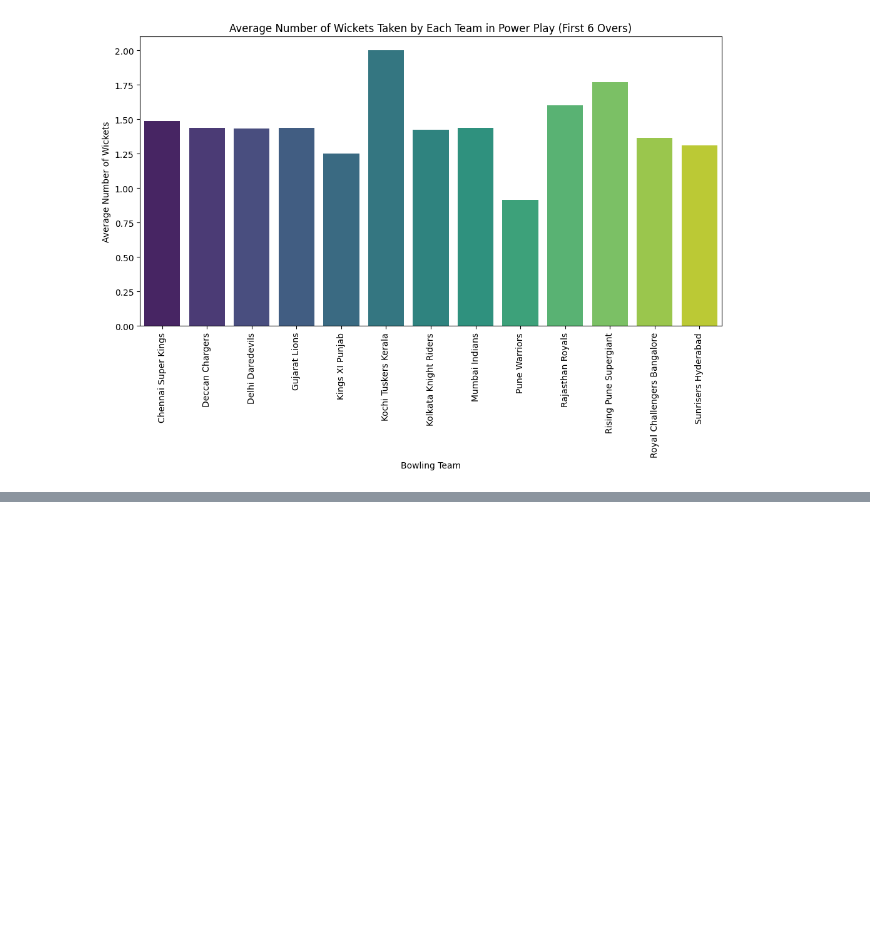
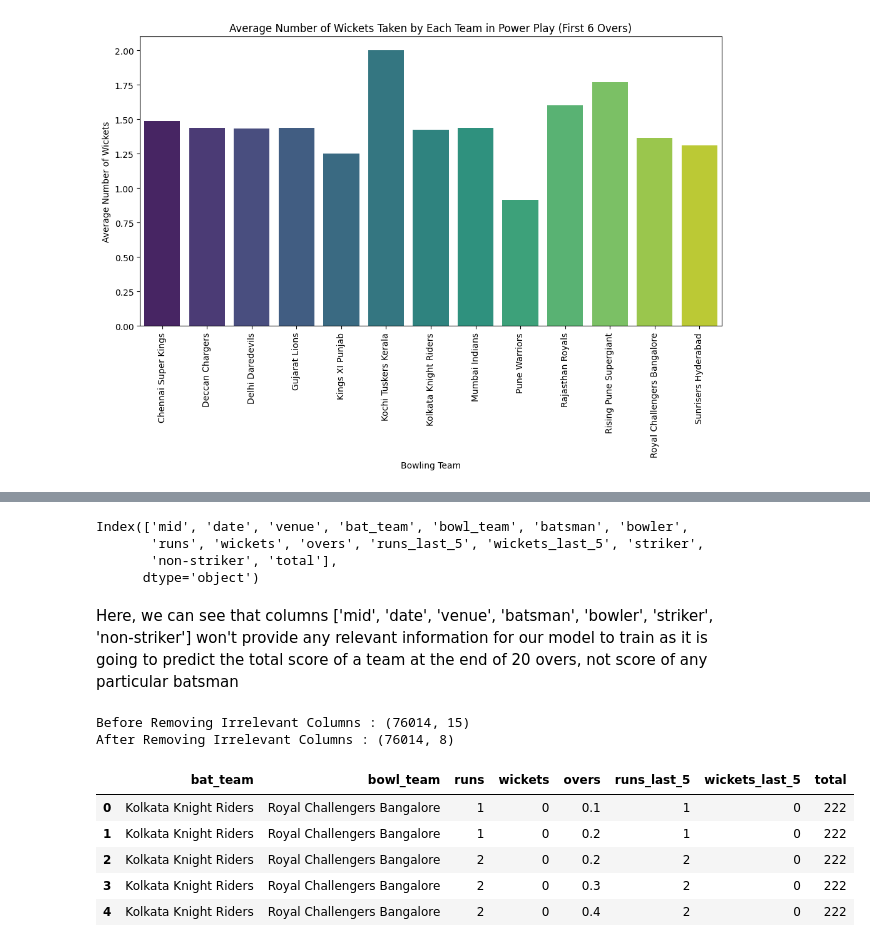
Before and after one commit to MUHAMMAD145/Capstone-Pair-Project, a Jupyter notebook: IPL_Score_Predictor_Project.ipynb, the cells around one changed output, grey strips where cells are left out. Drawn from its saved outputs; the diff is of its cells as text; code cells hidden in the pictures; blank space fills up the shorter version.

```diff
--- a/IPL_Score_Predictor_Project.ipynb
+++ b/IPL_Score_Predictor_Project.ipynb
@@ -353,0 +361,27 @@ Passing `palette` without assigning `hue` is deprecated and will be removed in v
+# %%
+# Names of all columns
+ipl_df.columns
+# %% [output]
+Index(['mid', 'date', 'venue', 'bat_team', 'bowl_team', 'batsman', 'bowler',
+       'runs', 'wickets', 'overs', 'runs_last_5', 'wickets_last_5', 'striker',
+       'non-striker', 'total'],
+      dtype='object')
+# %% [markdown]
+Here, we can see that columns ['mid', 'date', 'venue', 'batsman', 'bowler', 'striker', 'non-striker'] won't provide any relevant information for our model to train as it is going to predict the total score of a team at the end of 20 overs, not score of any particular batsman
+# %%
+# Removing Irrelevant Data colunms
+
+irrelevant = ['mid', 'date', 'venue','batsman', 'bowler', 'striker', 'non-striker']
+print(f'Before Removing Irrelevant Columns : {ipl_df.shape}')
+ipl_df = ipl_df.drop(irrelevant, axis=1) # Drop Irrelevant Columns
+print(f'After Removing Irrelevant Columns : {ipl_df.shape}')
+ipl_df.head()
+# %% [output]
+Before Removing Irrelevant Columns : (76014, 15)
+After Removing Irrelevant Columns : (76014, 8)
+|  | bat_team | bowl_team | runs | wickets | overs | runs_last_5 | wickets_last_5 | total |
+| 0 | Kolkata Knight Riders | Royal Challengers Bangalore | 1 | 0 | 0.1 | 1 | 0 | 222 |
+| 1 | Kolkata Knight Riders | Royal Challengers Bangalore | 1 | 0 | 0.2 | 1 | 0 | 222 |
+| 2 | Kolkata Knight Riders | Royal Challengers Bangalore | 2 | 0 | 0.2 | 2 | 0 | 222 |
+| 3 | Kolkata Knight Riders | Royal Challengers Bangalore | 2 | 0 | 0.3 | 2 | 0 | 222 |
+| 4 | Kolkata Knight Riders | Royal Challengers Bangalore | 2 | 0 | 0.4 | 2 | 0 | 222 |
```
Also changed, not shown: parts of 70 cells of this notebook.
